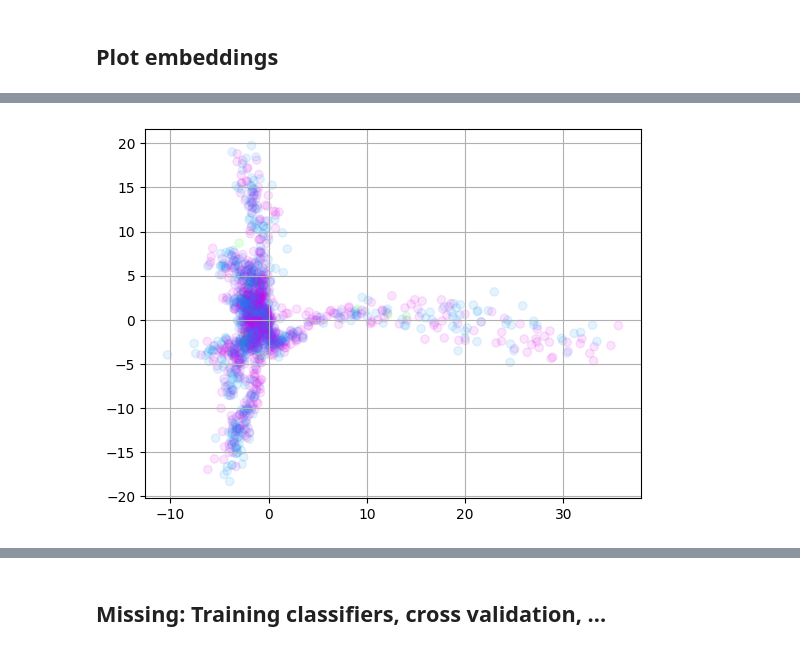
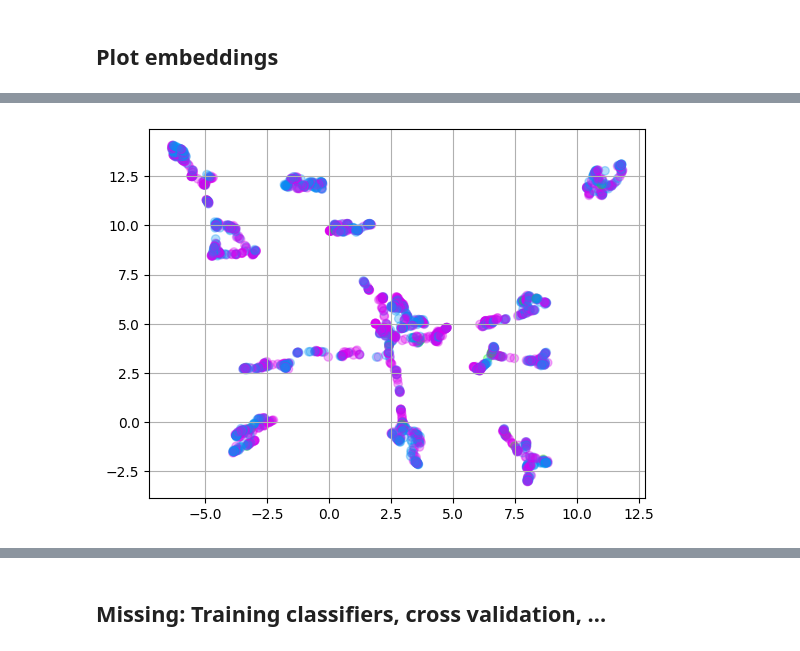
Before and after one commit to datasig-ac-uk/nlpsig, a Jupyter notebook: pathbert_main.ipynb, the cells around one changed output, grey strips where cells are left out. Drawn from its saved outputs; the diff is of its cells as text; code cells hidden in the pictures.

Commit message:
create a package and call it nlpsig

```diff
--- a/pathbert_main.ipynb
+++ b/pathbert_main.ipynb
@@ -20,6 +14,6 @@ import re
 ## Load dataset
 # %%
 # loadHF: load a dataset from hugging face
-from src import loadHF
-data_loader = loadHF(dataset_name="newspop",
-                     split_name="train")
+data_loader = loadHF(dataset_name="newspop", split_name="train")
+data_loader.load_preprocessed_df(default_preprocess="newspop")
+dataset_df = data_loader.dataset_df
@@ -133,8 +124,6 @@ plt_embed.plt_2d(
 # %% [markdown]
 ## Dimensionality reduction
 # %%
-#dimensionality reduction
-from src import DimensionalityReduction
-
-reduction = DimensionalityReduction(method= model_specifics["dim_reduction"]['method'],
-                                    components=model_specifics["dim_reduction"]['num_components'])
+reduction = nlpsig.DimReduce(method = model_specifics["dim_reduction"]['method'],
+                             components = model_specifics["dim_reduction"]['num_components'])
+embeddings_reduced = reduction.fit_transform(embeddings_sentence)
@@ -208,10 +216,8 @@ else:
 # %%
-#calculate paths
-from src.dyadic_path import DyadicSignatures
-
-dsig = DyadicSignatures(original_size = df.shape[0],
-                        d = path.shape[2],
-                        sig_d = model_specifics["signature"]['dimensions'],
+# calculate paths
+dsig = nlpsig.DyadicSignatures(original_size = df.shape[0],
+                        dim = path.shape[2],
+                        sig_dim = model_specifics["signature"]['dimensions'],
                         intervals = model_specifics["signature"]["interval"],
                         k_history= None,
                         embedding_tp = model_specifics["embedding"]['post_embedding_tp'],
@@ -239,0 +241,9 @@ plt_embed = plotEmbedding(x_data=x_data,
+# %%
+plt_embed = nlpsig.PlotEmbedding(x_data = x_data,
+                                 y_data = df["label"].values)
+plt_embed.plt_2d(
+    embed_args = {
+        "method": "pca",
+        "dim": 2
+    }
+)
@@ -240,11 +252,9 @@ plt_embed = plotEmbedding(x_data=x_data,
 # %%
 plt_embed.plt_2d(
-    embed_args={"method": "pca",
-                "dim": 3
-               },
-    line_args={"alpha": 0.1,
-               "marker": "o"
-              }
+    embed_args = {
+        "method": "umap",
+        "dim": 3
+    }
 )
 # %% [output]
-[figure, old version]
+[figure, new version]
```
Also changed, not shown: parts of 29 cells of this notebook, 19 other files.
